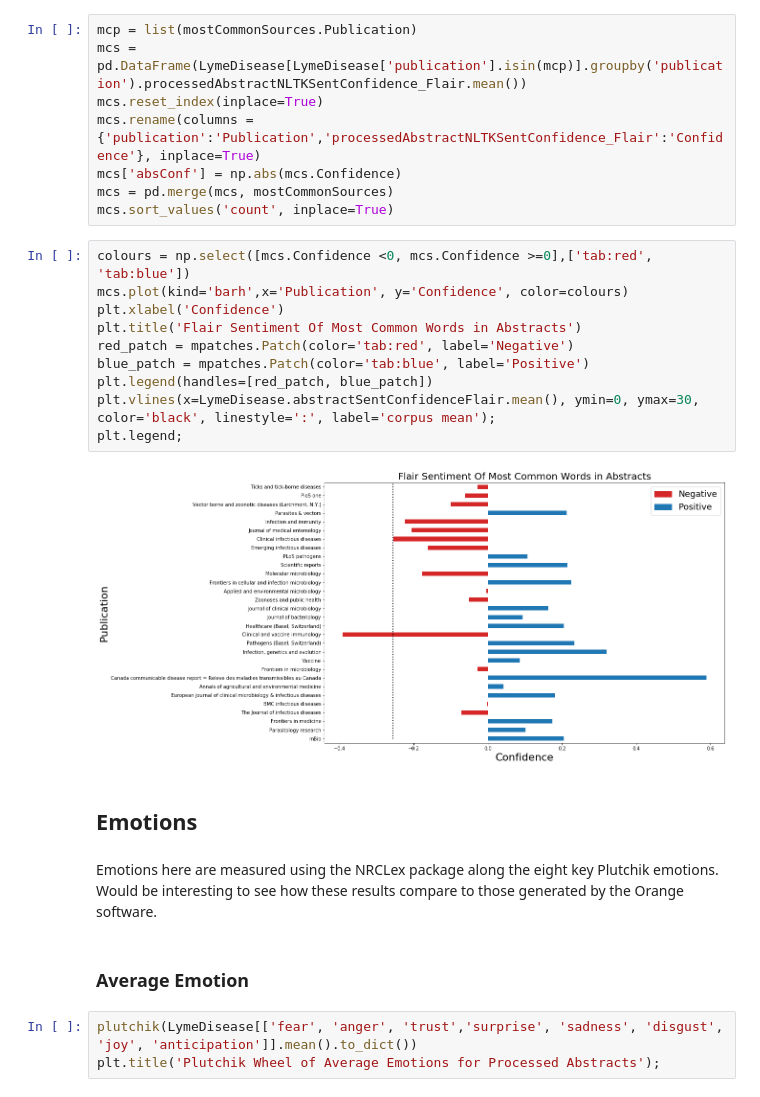
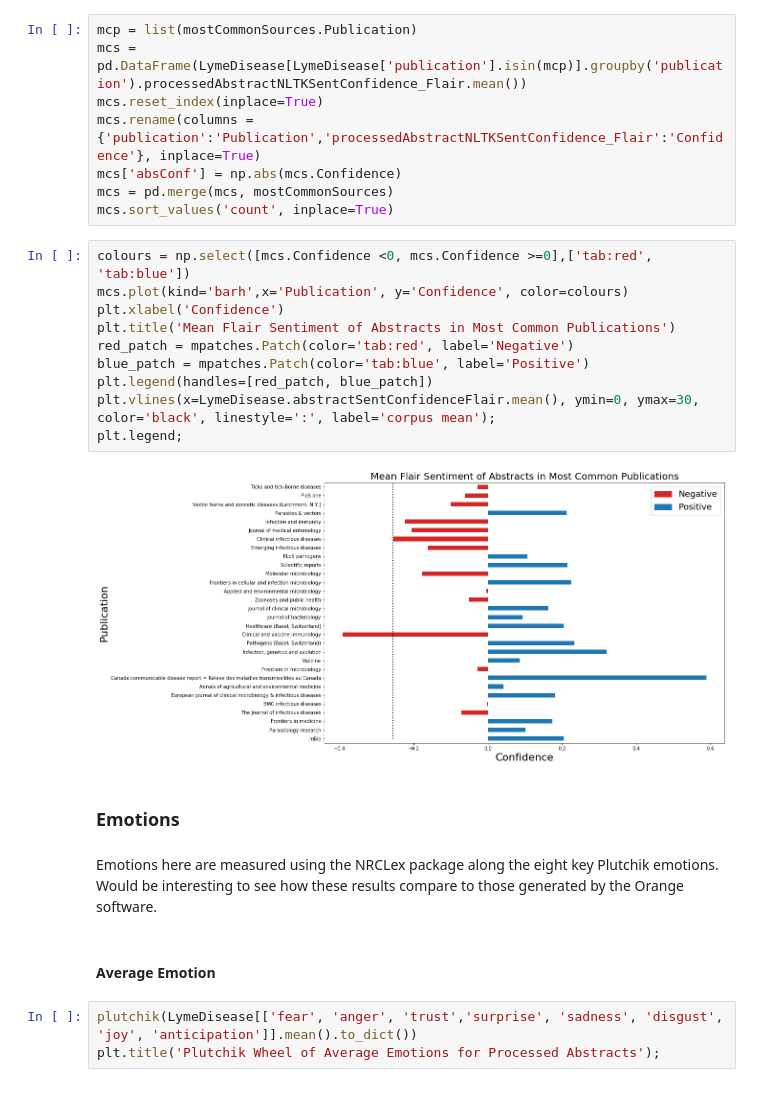
Before and after one commit to PlaybookData/Lyme-Disease-Framing-Analysis, a Jupyter notebook: DataAnalysis.ipynb, the cells around one changed output. Drawn from its saved outputs; the diff is of its cells as text.

```diff
--- a/DataAnalysis.ipynb
+++ b/DataAnalysis.ipynb
@@ -1289,21 +1394,21 @@ mcs.sort_values('count', inplace=True)
 # %%
 colours = np.select([mcs.Confidence <0, mcs.Confidence >=0],['tab:red', 'tab:blue'])
 mcs.plot(kind='barh',x='Publication', y='Confidence', color=colours)
 plt.xlabel('Confidence')
-plt.title('Flair Sentiment Of Most Common Words in Abstracts')
+plt.title('Mean Flair Sentiment of Abstracts in Most Common Publications')
 red_patch = mpatches.Patch(color='tab:red', label='Negative')
 blue_patch = mpatches.Patch(color='tab:blue', label='Positive')
 plt.legend(handles=[red_patch, blue_patch])
 plt.vlines(x=LymeDisease.abstractSentConfidenceFlair.mean(), ymin=0, ymax=30, color='black', linestyle=':', label='corpus mean');
 plt.legend;
 # %% [output]
-[figure, old version]
+[figure, new version]
 # %% [markdown]
-## Emotions
+### Emotions
 # %% [markdown]
 Emotions here are measured using the NRCLex package along the eight key Plutchik emotions. Would be interesting to see how these results compare to those generated by the Orange software.
 # %% [markdown]
-### Average Emotion
+#### Average Emotion
 # %%
 plutchik(LymeDisease[['fear', 'anger', 'trust','surprise', 'sadness', 'disgust', 'joy', 'anticipation']].mean().to_dict())
 plt.title('Plutchik Wheel of Average Emotions for Processed Abstracts');
```
Also changed, not shown: parts of 12 cells of this notebook.
